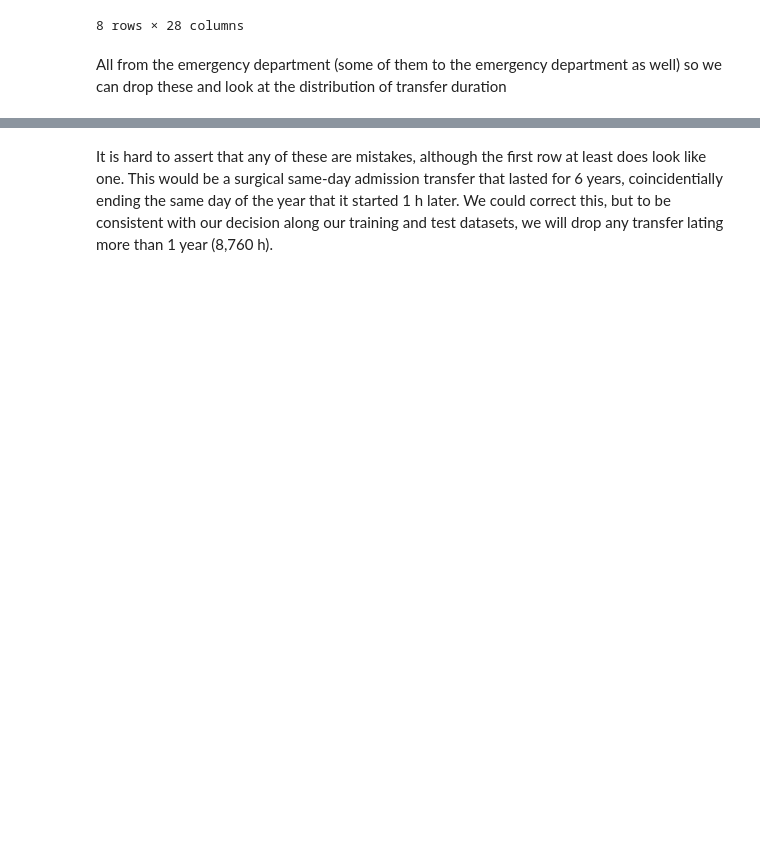
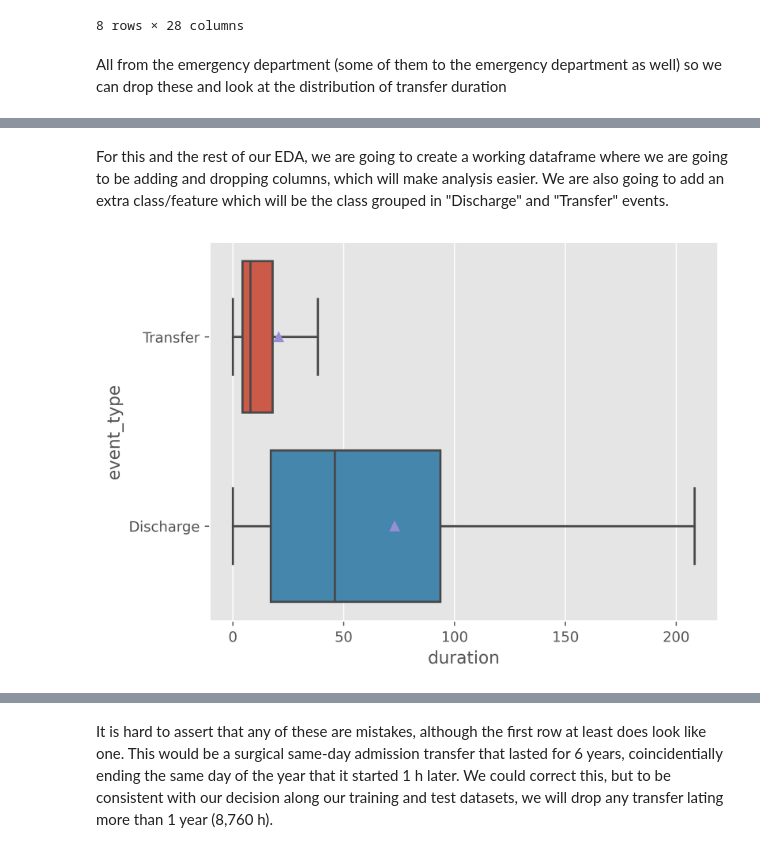
Before and after one commit to NacMed94/Capstone-project-Brainstation, a Jupyter notebook: EDA and feature engineering.ipynb, the cells around one changed output, grey strips where cells are left out. Cells and saved outputs as stored; diff of their text form; code cells hidden in the pictures; blank space fills up the shorter version.

```diff
--- a/EDA and feature engineering.ipynb
+++ b/EDA and feature engineering.ipynb
@@ -341,0 +428,12 @@ As we see in the histogram above, the transfer duration has an exponential (near
+# %% [markdown]
+For this and the rest of our EDA, we are going to create a working dataframe where we are going to be adding and dropping columns, which will make analysis easier. We are also going to add an extra class/feature which will be the class grouped in "Discharge" and "Transfer" events.
+# %%
+working_df = pd.concat([X_train.duration,y_train],axis = 1)
+
+working_df['event_type'] = 'Discharge'
+working_df.loc[working_df.event.str.contains('T_'),'event_type'] = 'Transfer'
+
+sns.boxplot(data = working_df,y = 'event_type',x = 'duration',showfliers = False,showmeans = True)
+plt.show()
+# %% [output]
+[figure, added]
```
Also changed, not shown: parts of 40 cells of this notebook, 1 other file.
